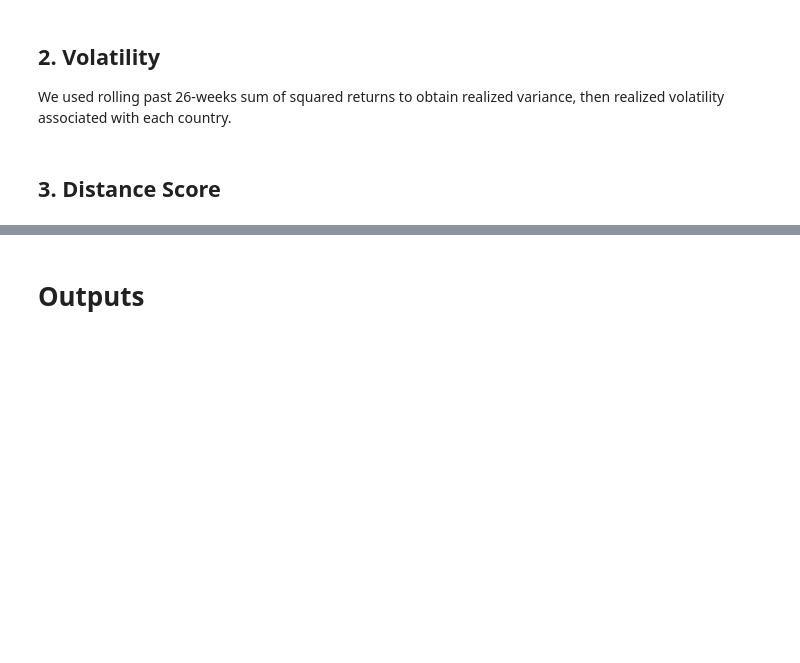
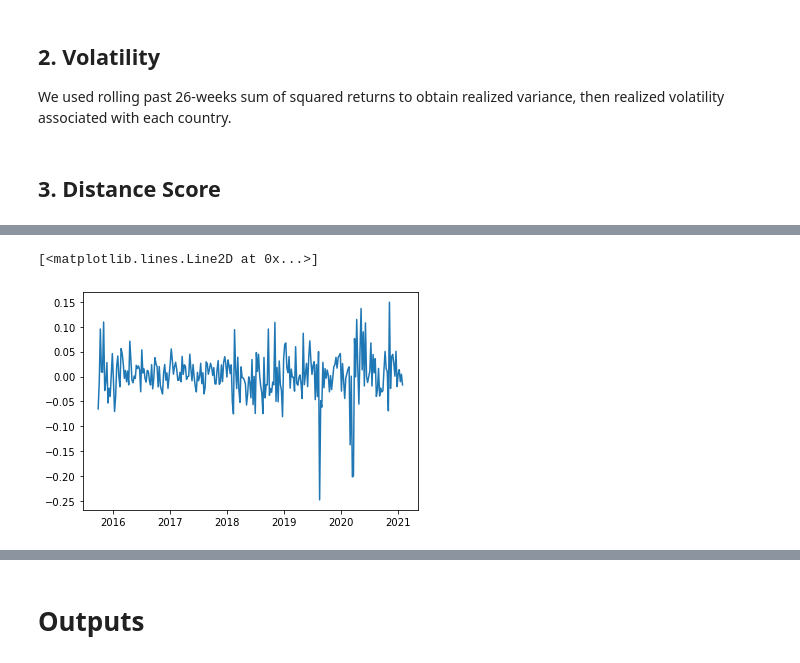
Before and after one commit to wingwingz/AFP, a Jupyter notebook: Macroeconomics/macro-distance.ipynb, the cells around one changed output, grey strips where cells are left out. Saved outputs shown, nothing was run; the diff lists cells and outputs as text; code cells hidden in the pictures; blank space fills up the shorter version.

```diff
--- a/Macroeconomics/macro-distance.ipynb
+++ b/Macroeconomics/macro-distance.ipynb
@@ -156 +163,6 @@ def distance_score(df, method='expanding', start=51, window=25):
+# %%
+plt.plot(np.exp(equity_rets_w['Argentina'])-1)
+# %% [output]
+[<matplotlib.lines.Line2D at 0x...>]
+[figure, added]
 # %%
```
Also changed, not shown: parts of 14 cells of this notebook, 11 other files.
